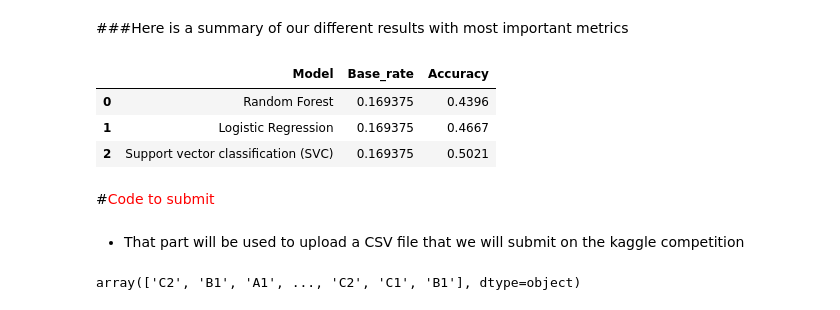
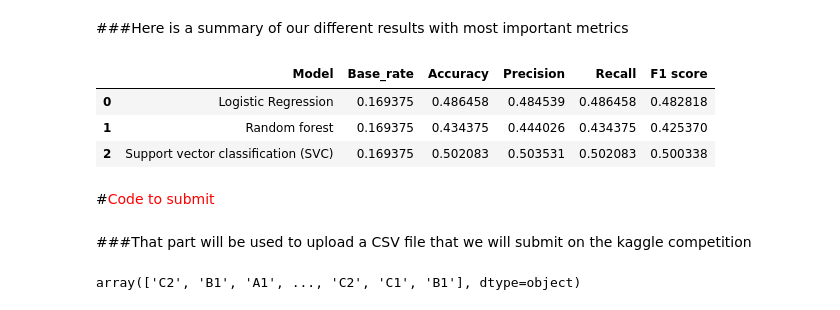
Before and after one commit to Srivathshan-Paramalingam-0505/DMML2022_UNIL_Zoom, a Jupyter notebook: different_tokenizers.ipynb, the cells around one changed output. Cells and saved outputs as stored; diff of their text form; code cells hidden in the pictures.

```diff
--- a/different_tokenizers.ipynb
+++ b/different_tokenizers.ipynb
@@ -355,12 +368,3 @@ Pipeline(steps=[('vectorizer',
                 ('classifier', RandomForestClassifier(n_estimators=500))])
 # %%
 y_pred_randfor=pipe.predict(X_test)
-# %%
-#function to calculate metrics of the models
-def models_metrics (true, pred):
-  precision = precision_score(true, pred, average='weighted')
-  recall = recall_score(true, pred, average='weighted')
-  f1 = f1_score(true, pred, average='weighted')
-  print(f"CONFUSION MATRIX:\n{confusion_matrix(true, pred,)}")
-  print(f"ACCURACY SCORE:\n{accuracy_score(true, pred):.4f}")
-  print(f"CLASSIFICATION REPORT:\n\tPrecision: {precision:.4f}\n\tRecall: {recall:.4f}\n\tF1_Score: {f1:.4f}")
@@ -376,0 +371,2 @@ CLASSIFICATION REPORT:
+# %%
+precision_randfor, recall_randfor, f1_randfor, accuracy_randfor = models_metrics(y_test, y_pred_randfor)
@@ -410,0 +412,2 @@ CLASSIFICATION REPORT:
+# %%
+precision_lr2, recall_lr2, f1_lr2, accuracy_lr2 = models_metrics(y_test,y_pred_lr2)
@@ -440,0 +449,2 @@ CLASSIFICATION REPORT:
+# %%
+precision_svc, recall_svc, f1_svc, accuracy_svc = models_metrics(y_test,y_pred_svc)
@@ -444,20 +469,23 @@ accuracy_score_svc = round(accuracy_score (y_test, y_pred_svc),4)
 ###Here is a summary of our different results with most important metrics
 # %%
 # YOUR CODE HERE
-metrics = {'Model' : ['Random Forest','Logistic Regression','Support vector classification (SVC)'],
+metrics = {'Model' : ['Logistic Regression','Random forest','Support vector classification (SVC)'],
            'Base_rate' : [base_rate, base_rate, base_rate],
-           'Accuracy' : [ accuracy_score_randfor, accuracy_score_lr, accuracy_score_svc]}
+           'Accuracy' : [accuracy_lr2, accuracy_randfor, accuracy_svc],
+           'Precision' : [precision_lr2, precision_randfor, precision_svc],
+           'Recall' : [recall_lr2, recall_randfor, recall_svc],
+           'F1 score' : [f1_lr2, f1_randfor, f1_svc]}
 df_comparison = pd.DataFrame(data = metrics)
 df_comparison
 # %% [output]
-|  | Model | Base_rate | Accuracy |
-| 0 | Random Forest | 0.169375 | 0.4396 |
-| 1 | Logistic Regression | 0.169375 | 0.4667 |
-| 2 | Support vector classification (SVC) | 0.169375 | 0.5021 |
+|  | Model | Base_rate | Accuracy | Precision | Recall | F1 score |
+| 0 | Logistic Regression | 0.169375 | 0.486458 | 0.484539 | 0.486458 | 0.482818 |
+| 1 | Random forest | 0.169375 | 0.434375 | 0.444026 | 0.434375 | 0.425370 |
+| 2 | Support vector classification (SVC) | 0.169375 | 0.502083 | 0.503531 | 0.502083 | 0.500338 |
 # %% [markdown]
 #<font color = 'red'>Code to submit
 # %% [markdown]
-- That part will be used to upload a CSV file that we will submit on the kaggle competition
+###That part will be used to upload a CSV file that we will submit on the kaggle competition
 # %%
 df_pred_submit_svc = df_pred.copy()
 # %%
```
Also changed, not shown: parts of 16 cells of this notebook.
